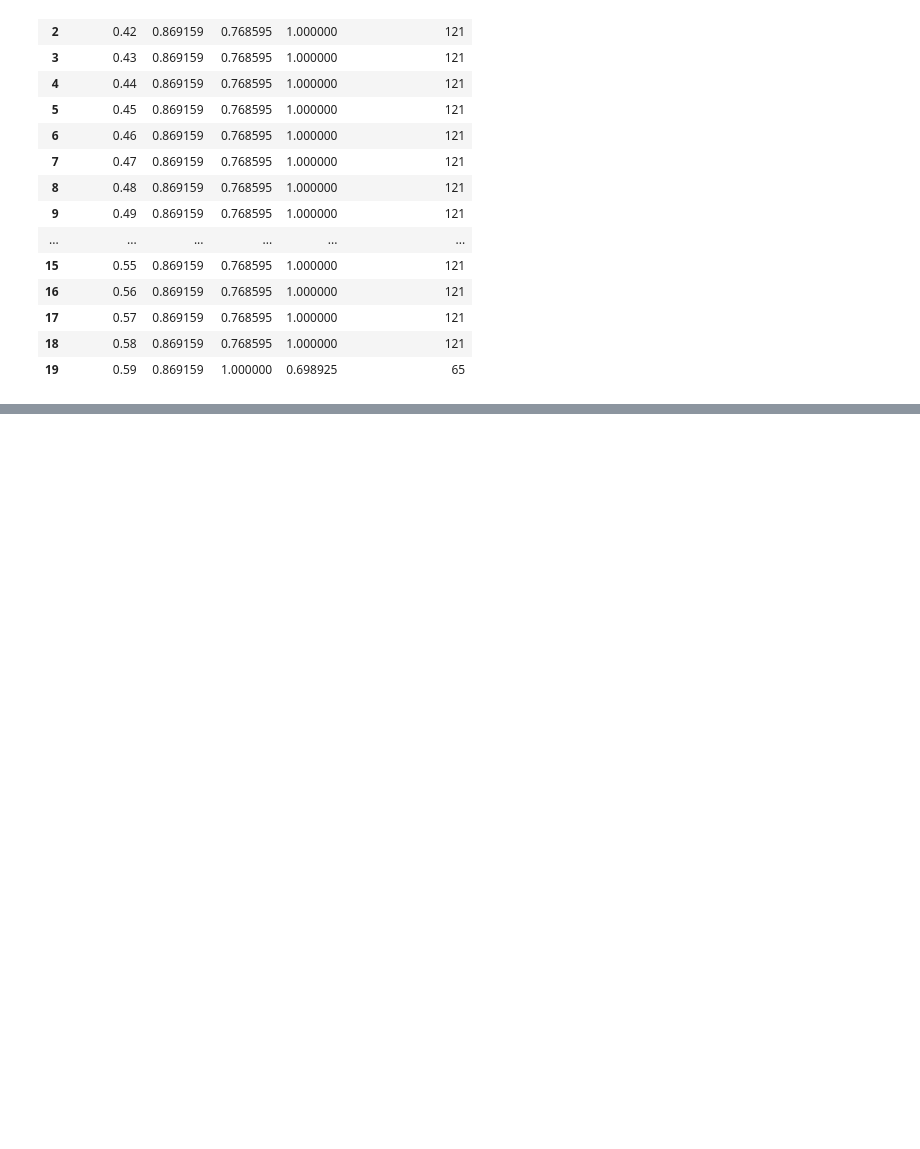
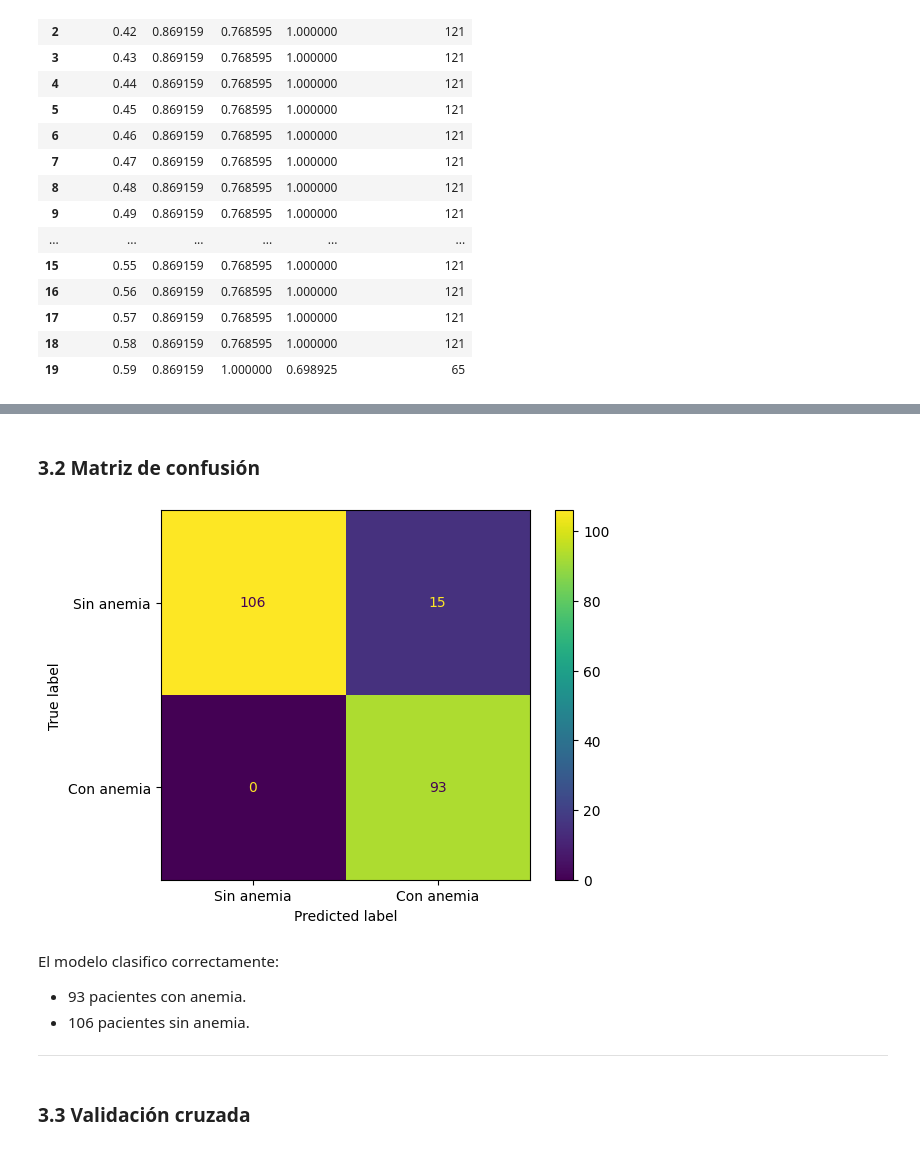
Before and after one commit to ezeperezds/Anemia-Prediction-System, a Jupyter notebook: notebooks/03_modeling.ipynb, the cells around one changed output, grey strips where cells are left out. Cells and saved outputs as stored; diff of their text form; code cells hidden in the pictures; blank space fills up the shorter version.

Commit message:
feat: implement random forest training and evaluation workflow

```diff
--- a/notebooks/03_modeling.ipynb
+++ b/notebooks/03_modeling.ipynb
@@ -485,0 +489,10 @@ Dado que el objetivo del proyecto es mantener una alta capacidad de detección d
+# %%
+rf_model = RandomForestClassifier(
+    max_depth = 2,
+    n_estimators = 100,
+    min_samples_leaf = 3,
+    min_samples_split = 5,
+    random_state = 82
+)
+# %%
+rf_model.fit(X_train, y_train)
@@ -485,0 +502,2 @@ Dado que el objetivo del proyecto es mantener una alta capacidad de detección d
+# %%
+y_pred_rf = rf_model.predict(X_val)
@@ -485,0 +525,16 @@ Dado que el objetivo del proyecto es mantener una alta capacidad de detección d
+# %% [markdown]
+### 3.2 Matriz de confusión
+# %%
+confusion_matrix_rf = show_confusion_matrix(y_val, y_pred_rf)
+plt.show()
+# %% [output]
+[figure, added]
+# %% [markdown]
+El modelo clasifico correctamente:
+
+* 93 pacientes con anemia.
+* 106 pacientes sin anemia.
+
+---
+# %% [markdown]
+### 3.3 Validación cruzada
```
Also changed, not shown: parts of 13 cells of this notebook.
